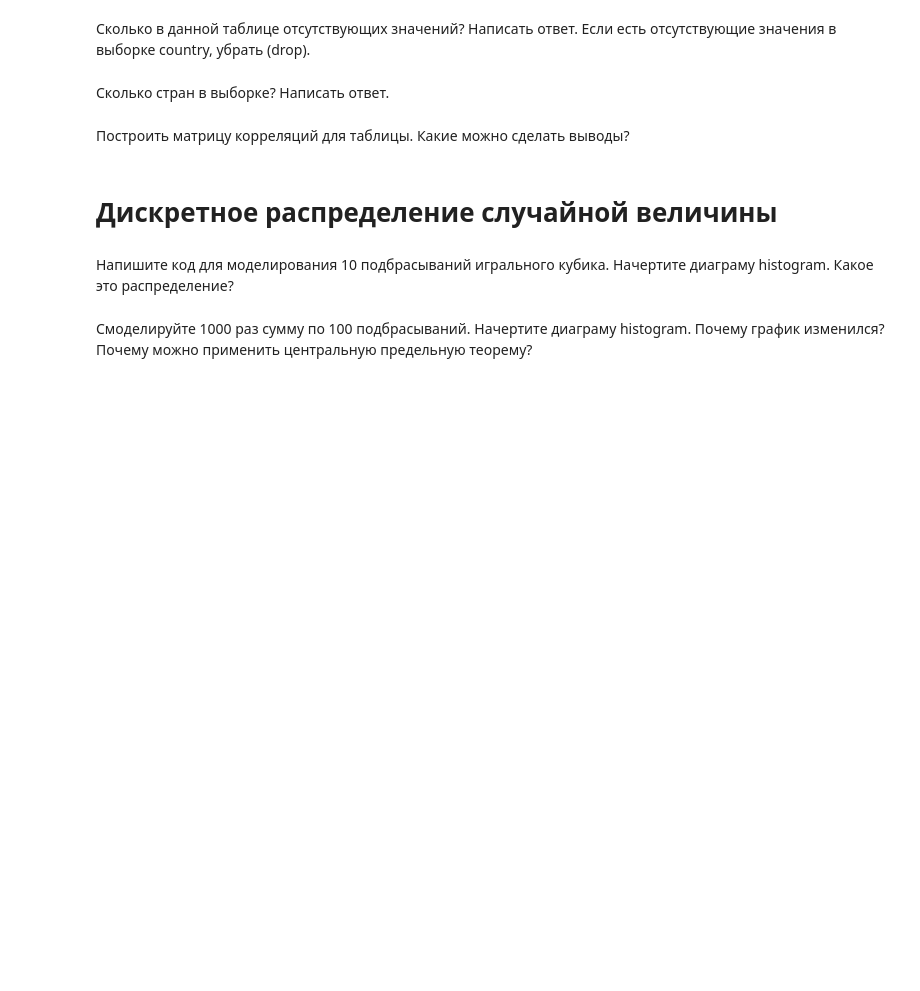
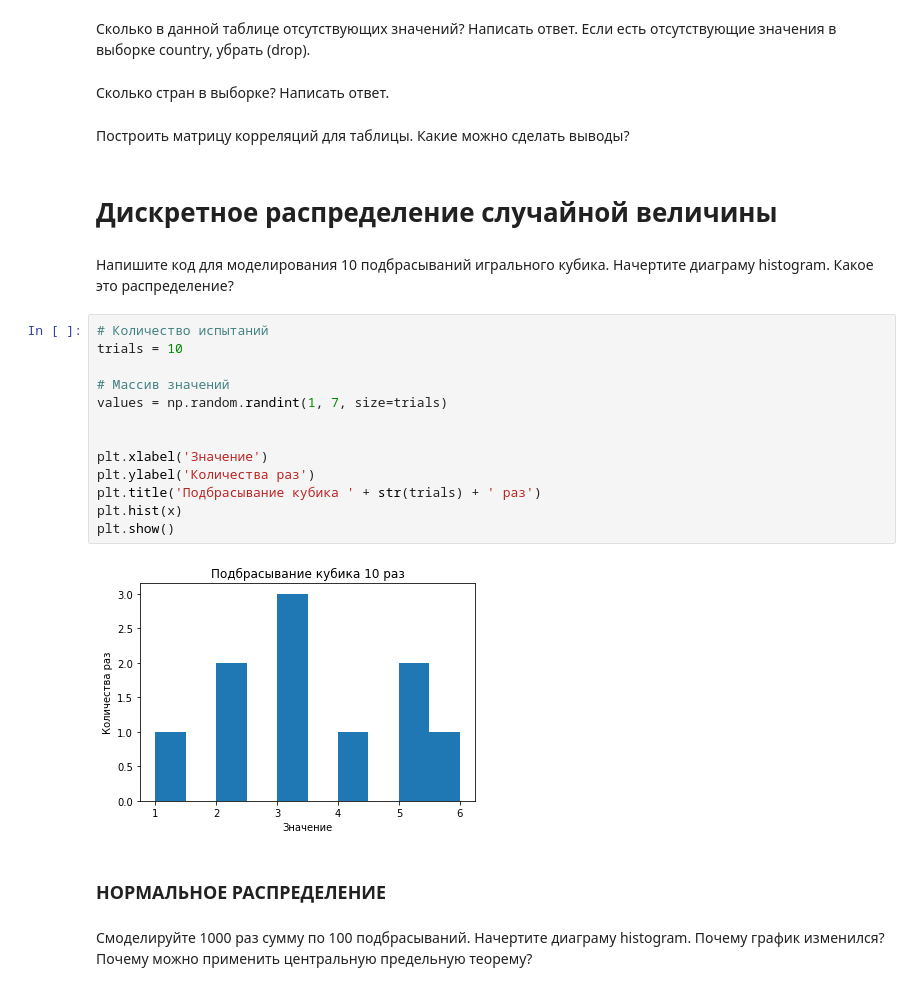
Before and after one commit to sofa999999/pyda-9, a Jupyter notebook: STATISTIC/homework-4.ipynb, the cells around one changed output. Cells and saved outputs as stored; diff of their text form; blank space fills up the shorter version.

```diff
--- a/STATISTIC/homework-4.ipynb
+++ b/STATISTIC/homework-4.ipynb
@@ -234,5 +351,22 @@ data.head()
 # Дискретное распределение случайной величины
 # %% [markdown]
 Напишите код для моделирования 10 подбрасываний игрального кубика. Начертите диаграму histogram. Какое это распределение?
+# %%
+# Количество испытаний
+trials = 10
+
+# Массив значений
+values = np.random.randint(1, 7, size=trials)
+
+
+plt.xlabel('Значение')
+plt.ylabel('Количества раз')
+plt.title('Подбрасывание кубика ' + str(trials) + ' раз')
+plt.hist(x)
+plt.show()
+# %% [output]
+[figure, added]
+# %% [markdown]
+### НОРМАЛЬНОЕ РАСПРЕДЕЛЕНИЕ
 # %% [markdown]
 Смоделируйте 1000 раз сумму по 100 подбрасываний. Начертите диаграму histogram. Почему график изменился? Почему можно применить центральную предельную теорему?
```
Also changed, not shown: parts of 19 cells of this notebook.
